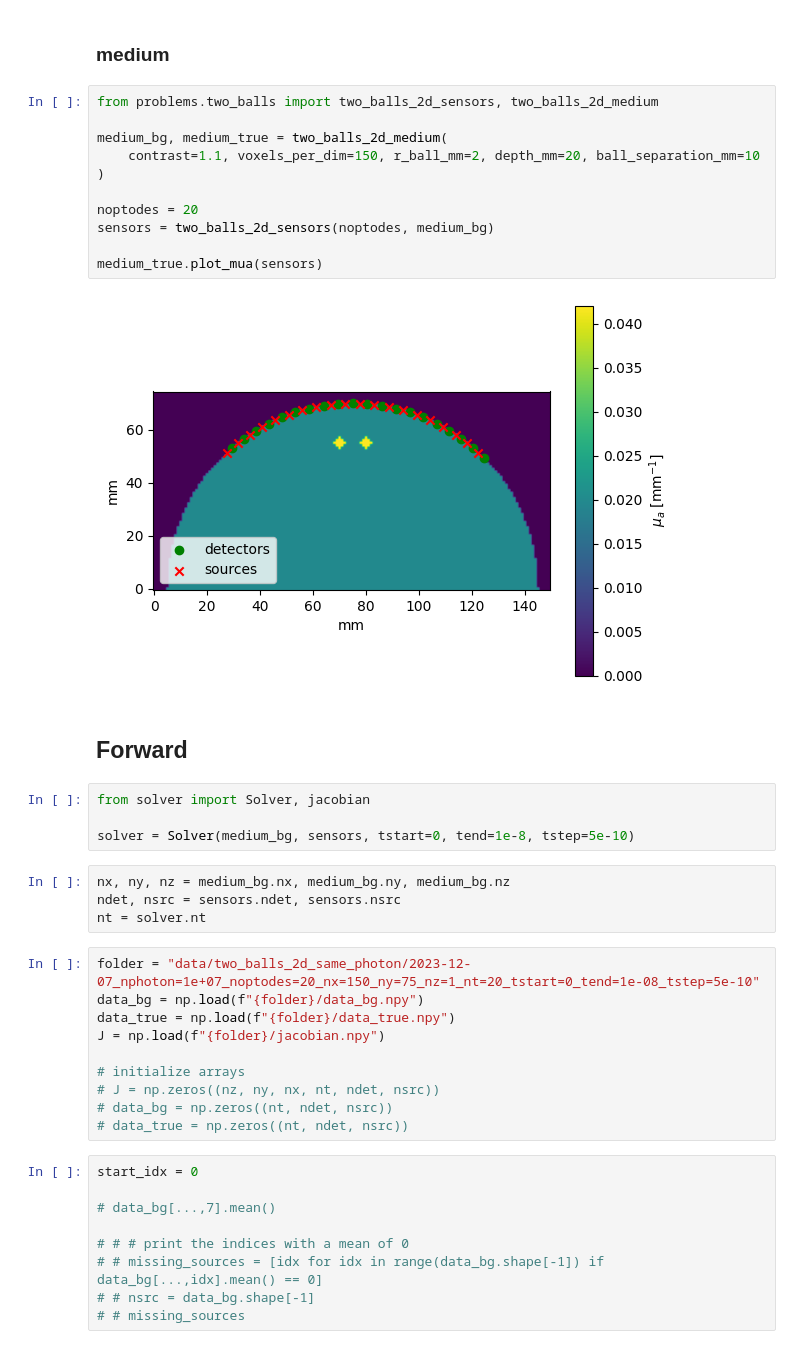
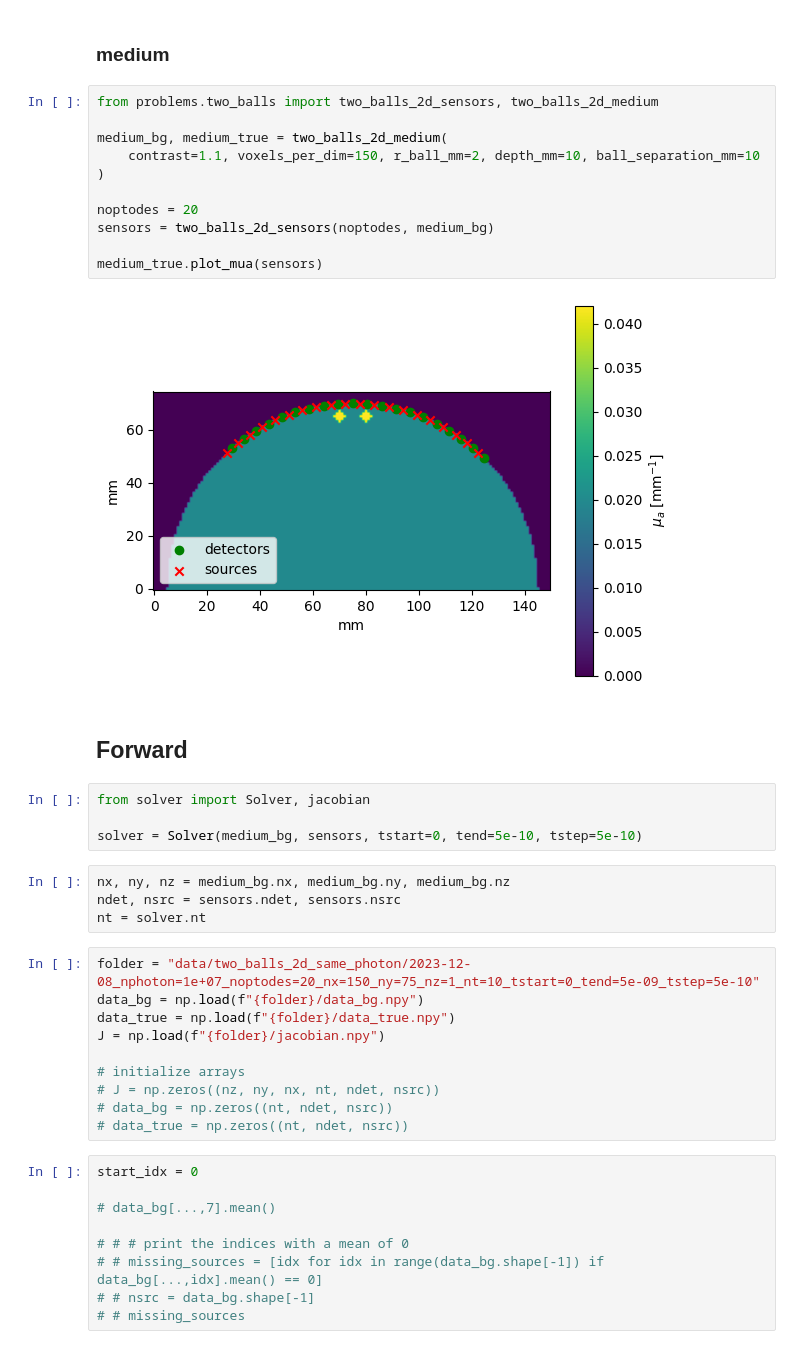
Before and after one commit to neural-imagery/tomography-experiments, a Jupyter notebook: 3d/main.ipynb, the cells around one changed output. Saved outputs shown, nothing was run; the diff lists cells and outputs as text.

```diff
--- a/3d/main.ipynb
+++ b/3d/main.ipynb
@@ -11,28 +11,28 @@ import matplotlib.pyplot as plt
 # %%
 from problems.two_balls import two_balls_2d_sensors, two_balls_2d_medium
 
 medium_bg, medium_true = two_balls_2d_medium(
-    contrast=1.1, voxels_per_dim=150, r_ball_mm=2, depth_mm=20, ball_separation_mm=10
+    contrast=1.1, voxels_per_dim=150, r_ball_mm=2, depth_mm=10, ball_separation_mm=10
 )
 
 noptodes = 20
 sensors = two_balls_2d_sensors(noptodes, medium_bg)
 
 medium_true.plot_mua(sensors)
 # %% [output]
-[figure, old version]
+[figure, new version]
 # %% [markdown]
 ## Forward
 # %%
 from solver import Solver, jacobian
 
-solver = Solver(medium_bg, sensors, tstart=0, tend=1e-8, tstep=5e-10)
+solver = Solver(medium_bg, sensors, tstart=0, tend=5e-10, tstep=5e-10)
 # %%
 nx, ny, nz = medium_bg.nx, medium_bg.ny, medium_bg.nz
 ndet, nsrc = sensors.ndet, sensors.nsrc
 nt = solver.nt
 # %%
-folder = "data/two_balls_2d_same_photon/2023-12-07_nphoton=1e+07_noptodes=20_nx=150_ny=75_nz=1_nt=20_tstart=0_tend=1e-08_tstep=5e-10"
+folder = "data/two_balls_2d_same_photon/2023-12-08_nphoton=1e+07_noptodes=20_nx=150_ny=75_nz=1_nt=10_tstart=0_tend=5e-09_tstep=5e-10"
 data_bg = np.load(f"{folder}/data_bg.npy")
 data_true = np.load(f"{folder}/data_true.npy")
 J = np.load(f"{folder}/jacobian.npy")
```
Also changed, not shown: parts of 8 cells of this notebook.
